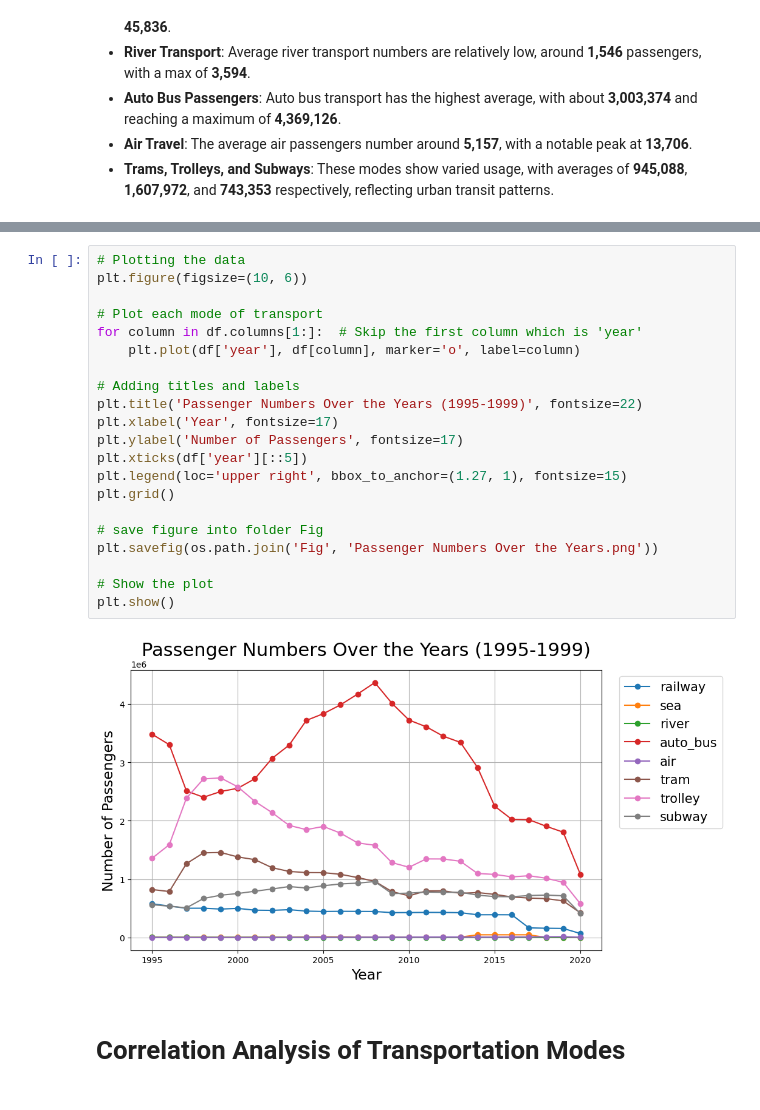
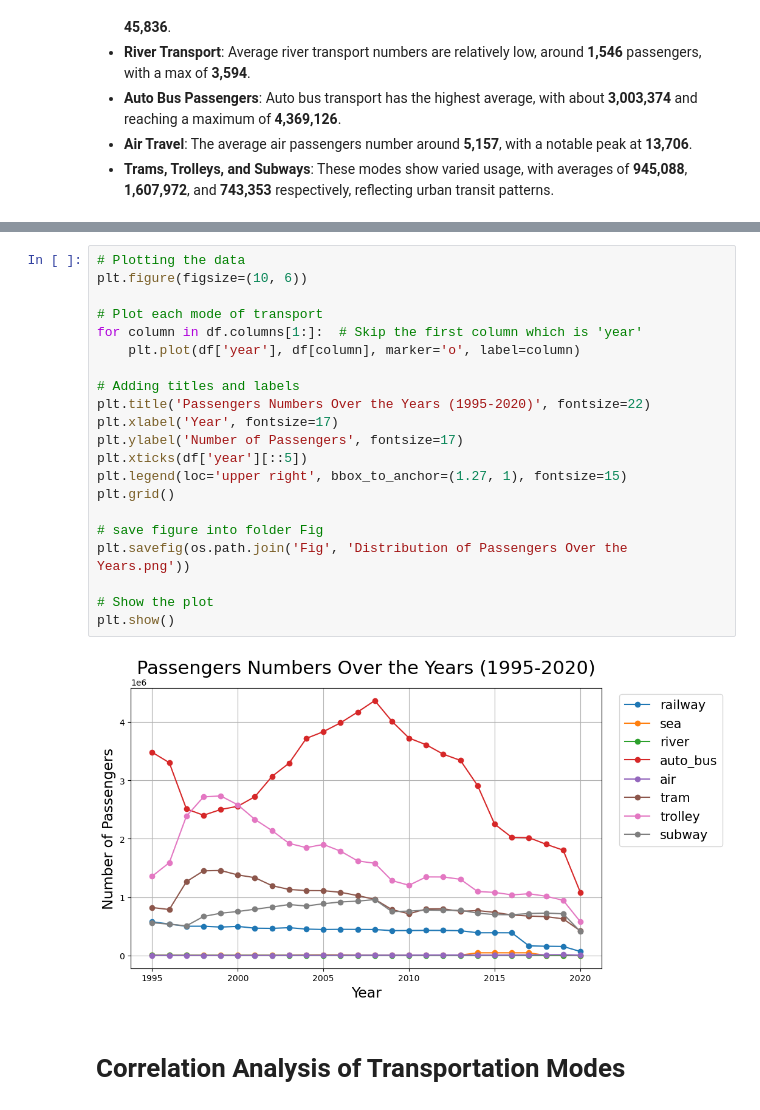
Before and after one commit to NatalliaDanilchanka/Python_projects, a Jupyter notebook: UA passangers 1995-2020/UA Passengers 1995-2020.ipynb, the cells around one changed output, grey strips where cells are left out. Drawn from its saved outputs; the diff is of its cells as text.

```diff
--- a/UA passangers 1995-2020/UA Passengers 1995-2020.ipynb
+++ b/UA passangers 1995-2020/UA Passengers 1995-2020.ipynb
@@ -86,26 +105,26 @@ df.describe()
 # %%
 # Plotting the data
 plt.figure(figsize=(10, 6))
 
 # Plot each mode of transport
 for column in df.columns[1:]:  # Skip the first column which is 'year'
     plt.plot(df['year'], df[column], marker='o', label=column)
 
 # Adding titles and labels
-plt.title('Passenger Numbers Over the Years (1995-1999)', fontsize=22)
+plt.title('Passengers Numbers Over the Years (1995-2020)', fontsize=22)
 plt.xlabel('Year', fontsize=17)
 plt.ylabel('Number of Passengers', fontsize=17)
 plt.xticks(df['year'][::5])
 plt.legend(loc='upper right', bbox_to_anchor=(1.27, 1), fontsize=15)
 plt.grid()
 
 # save figure into folder Fig
-plt.savefig(os.path.join('Fig', 'Passenger Numbers Over the Years.png'))
+plt.savefig(os.path.join('Fig', 'Distribution of Passengers Over the Years.png'))
 
 # Show the plot
 plt.show()
 # %% [output]
-[figure, old version]
+[figure, new version]
 # %% [markdown]
 # Correlation Analysis of Transportation Modes
 # %%
```
Also changed, not shown: parts of 13 cells of this notebook, 8 other files.
